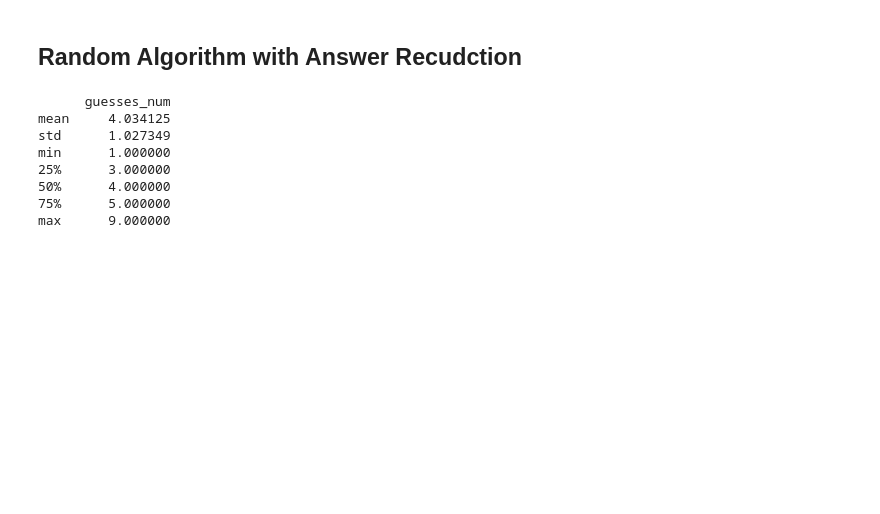
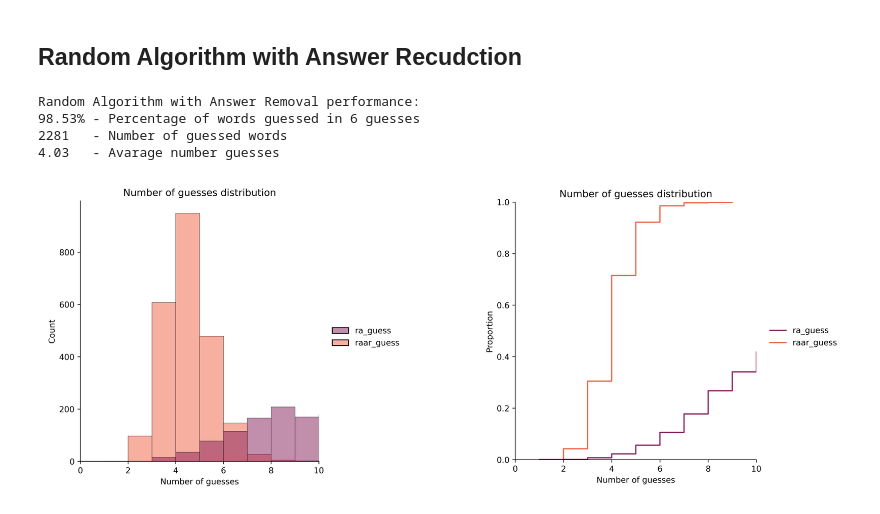
Before and after one commit to Rusiek/Wordle-Destroyer, a Jupyter notebook: main.ipynb, the cells around one changed output. Saved outputs shown, nothing was run; the diff lists cells and outputs as text; code cells hidden in the pictures; blank space fills up the shorter version.

```diff
--- a/main.ipynb
+++ b/main.ipynb
@@ -171,10 +187,21 @@ def show_stats(arrays, names):
 # %% [markdown]
 ## Random Algorithm (Baseline)
-# %%
-class RA(Algorithm):
-    def f(self, ans, ans_info, possible_words, **kwargs):
-        if len(ans) > 0:
-
-        return possible_words[0], possible_words[1:]
+# %%
+class RA(Algorithm):
+    def f(self, ans, ans_info, possible_words, **kwargs):
+        possible_words = list(set(possible_words) - set(ans))
+        if len(ans) > 0:
+            words_with_correct_position = []
+            for word in possible_words:
+                add_word = True
+                for i in range(len(ans[-1])):
+                    if ans_info[-1][i] == Algorithm.CORRECT_POSITION and ans[-1][i] != word[i]:
+                        add_word = False
+                        break
+                if add_word:
+                    words_with_correct_position.append(word)
+            return possible_words[0], words_with_correct_position
+        else:
+            return possible_words[0], possible_words
 # %%
 ra_stats = np.array(RA(word_list).validate_algorithm()).T
@@ -186,0 +208,3 @@ show_stats(arrays, names)
+# %%
+arrays, names = [ra_stats], ['ra_guess']
+performance('Random Algorithm', ra_stats)
@@ -197,17 +230,13 @@ class RAAR(Algorithm):
         return possible_words[0], possible_words
 # %%
 raar_stats = np.array(RAAR(word_list).validate_algorithm()).T
-# %%
-print_stats(raar_stats)
-# %% [output]
-      guesses_num
-mean     4.034125
-std      1.027349
-min      1.000000
-25%      3.000000
-50%      4.000000
-75%      5.000000
-max      9.000000
+# %%
+performance('Random Algorithm with Answer Removal', raar_stats)
+# %% [output]
+Random Algorithm with Answer Removal performance:
+98.53% - Percentage of words guessed in 6 guesses
+2281   - Number of guessed words
+4.03   - Avarage number guesses
 # %%
 arrays.append(raar_stats)
 names.append('raar_guess')
@@ -214,0 +243,4 @@ show_stats(arrays, names)
+# %%
+show_stats(arrays, names, x_range=(0, 10))
+# %% [output]
+[figure, added]
```
Also changed, not shown: parts of 6 cells of this notebook.
